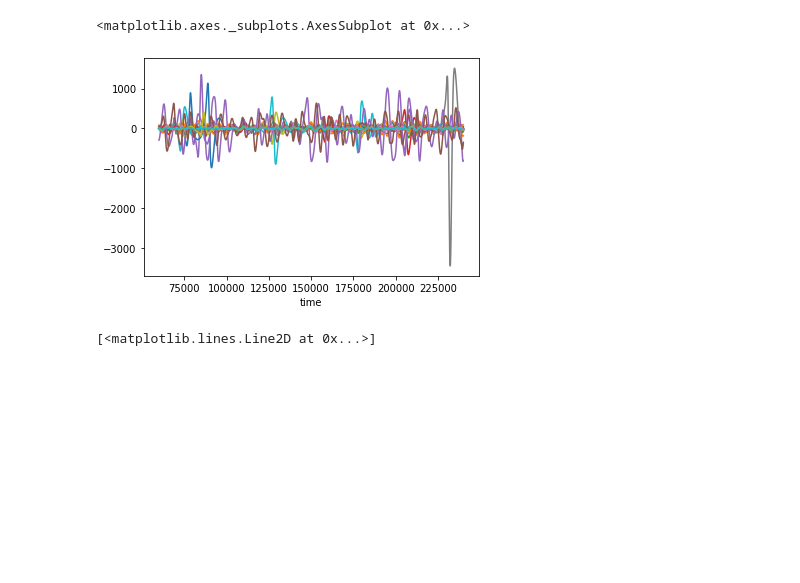
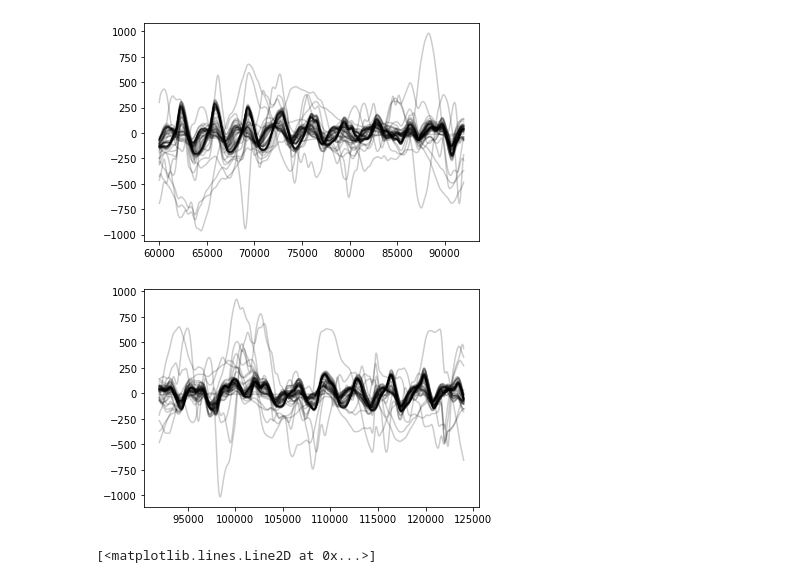
Before and after one commit to kartikey-vyas/GI-timeseries-classification, a Jupyter notebook: 1.0-kv-loading-data.ipynb, the cells around one changed output. Drawn from its saved outputs; the diff is of its cells as text; code cells hidden in the pictures; blank space fills up the shorter version.

```diff
--- a/1.0-kv-loading-data.ipynb
+++ b/1.0-kv-loading-data.ipynb
@@ -7,12 +7,12 @@ import pandas as pd
 from matplotlib import pyplot as plt
 # %%
 # trying to load one file's data in
-ach_hex_baseline = loadmat("data/05_0201_ach-hex_0.mat")
+ach_at_baseline = loadmat("data/raw/Ach-AT/00_0315_ach-at_0.mat")
 
 # combine the MEA data into one data frame
-data = pd.DataFrame(ach_hex_baseline['filt_data'])
+data = pd.DataFrame(ach_at_baseline['filt_data'])
 data = data.T
-time = pd.DataFrame(ach_hex_baseline['filt_t'])
+time = pd.DataFrame(ach_at_baseline['filt_t'])
 time = time.T
 time.columns = ['time']
 
@@ -20,10 +20,15 @@ df_ts = pd.concat([time, data], axis=1)
 df_ts = df_ts.set_index('time')
 # %%
 # what does the signal data look like on one chart
-df_ts.plot(legend=False)
+df_window = df_ts.iloc[0:32000, :]
+plt.plot(df_window, 'k', alpha = 0.2)
+plt.show()
+df_window = df_ts.iloc[32000:64000, :]
+plt.plot(df_window, 'k', alpha = 0.2)
+plt.show()
 # %% [output]
-<matplotlib.axes._subplots.AxesSubplot at 0x...>
-[figure, old version]
+[figure, new version]
+[figure, added]
 # %%
 # what does the mean signal look like
 ts_mean = df_ts.iloc[:,1:].mean(axis=1)
```
Also changed, not shown: 9 other files.
